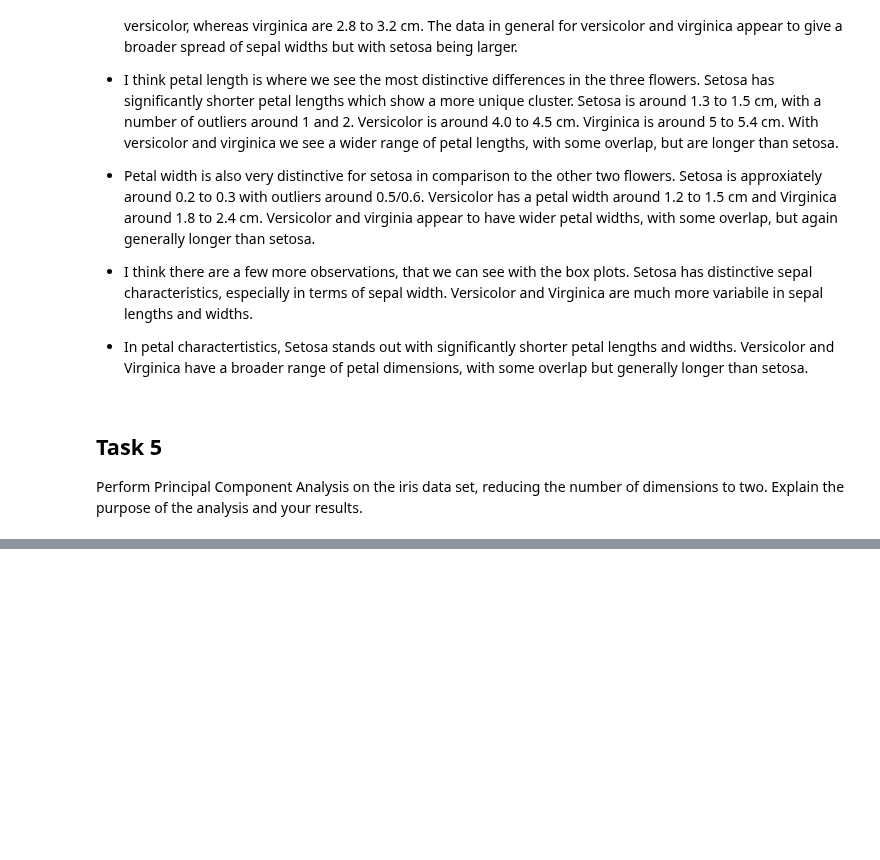
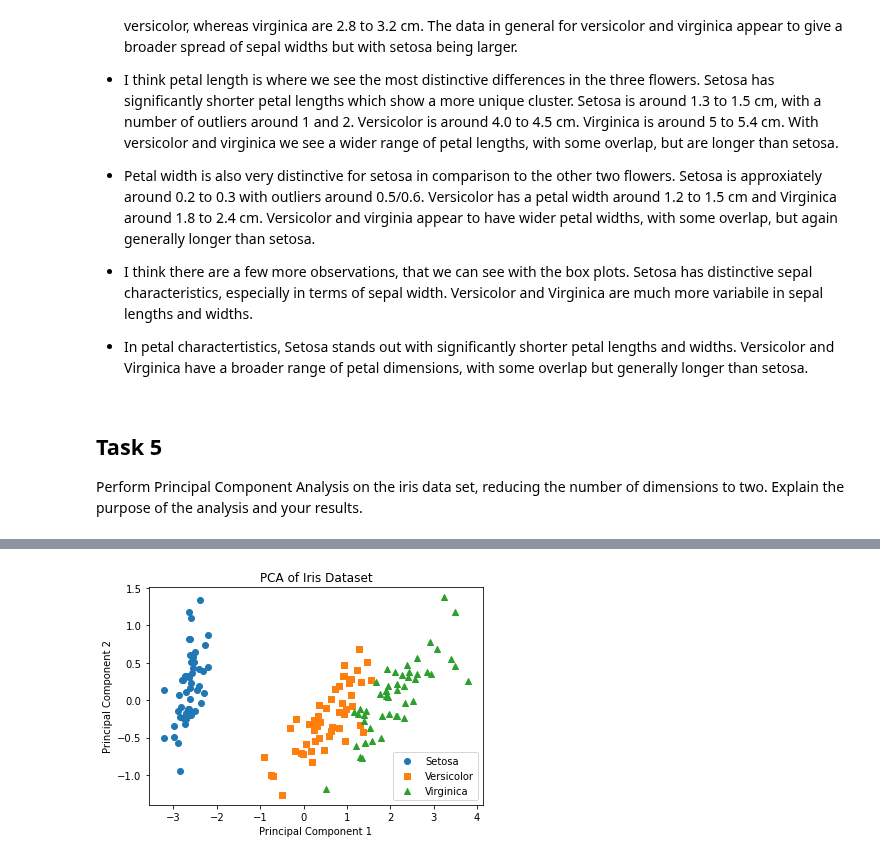
Before and after one commit to KenLin765/machine-learning-and-statistics, a Jupyter notebook: tasks.ipynb, the cells around one changed output, grey strips where cells are left out. Cells and saved outputs as stored; diff of their text form; code cells hidden in the pictures; blank space fills up the shorter version.

Commit message:
added PCA code and graphs

```diff
--- a/tasks.ipynb
+++ b/tasks.ipynb
@@ -636,0 +676,4 @@ None
+# %%
+# Apply PCA
+pca = PCA(n_components=2)
+X_pca = pca.fit_transform(X)
@@ -636,0 +696,4 @@ None
+# %%
+setosa = X_pca[y == 0]
+
+setosa
@@ -636,0 +718,4 @@ None
+# %%
+versicolor = X_pca[y == 1]
+
+versicolor
@@ -636,0 +740,18 @@ None
+# %%
+virginica = X_pca[y == 2]
+# %%
+# Plot each species separately
+plt.scatter(setosa[:, 0], setosa[:, 1], label='Setosa', marker='o')
+plt.scatter(versicolor[:, 0], versicolor[:, 1], label='Versicolor', marker='s')
+plt.scatter(virginica[:, 0], virginica[:, 1], label='Virginica', marker='^')
+
+# Add labels and legend
+plt.xlabel('Principal Component 1')
+plt.ylabel('Principal Component 2')
+plt.title('PCA of Iris Dataset')
+plt.legend()
+
+# Show the plot
+plt.show()
+# %% [output]
+[figure, added]
```
Also changed, not shown: parts of 12 cells of this notebook.
